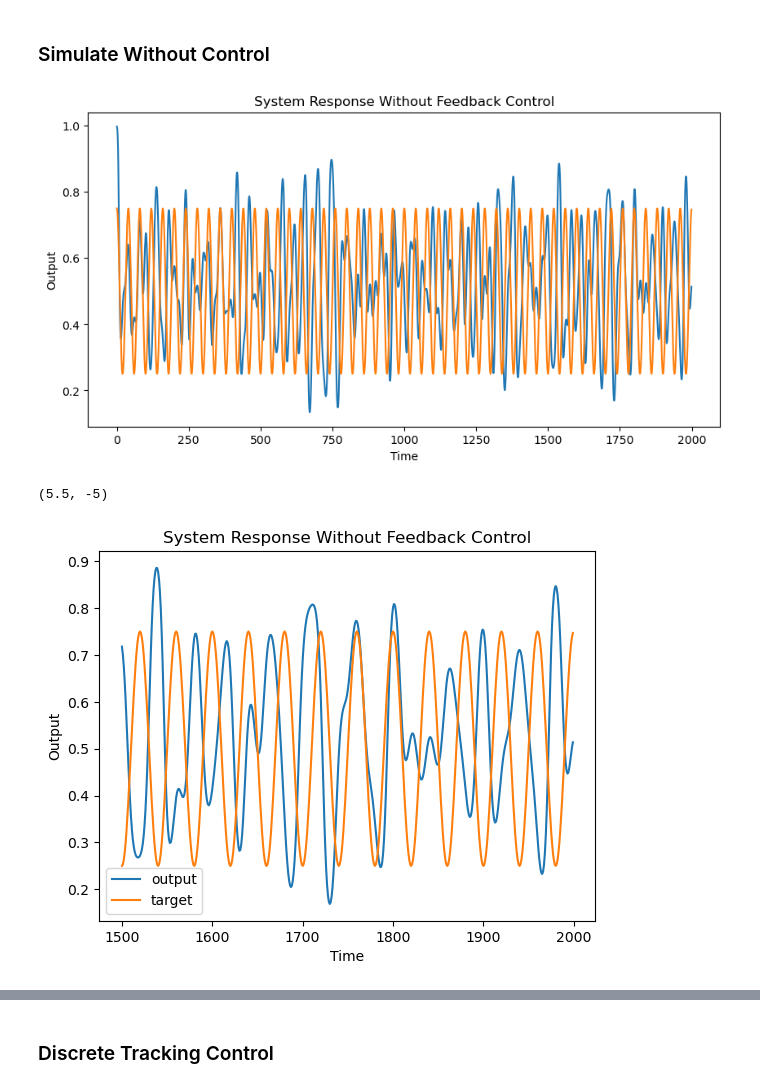
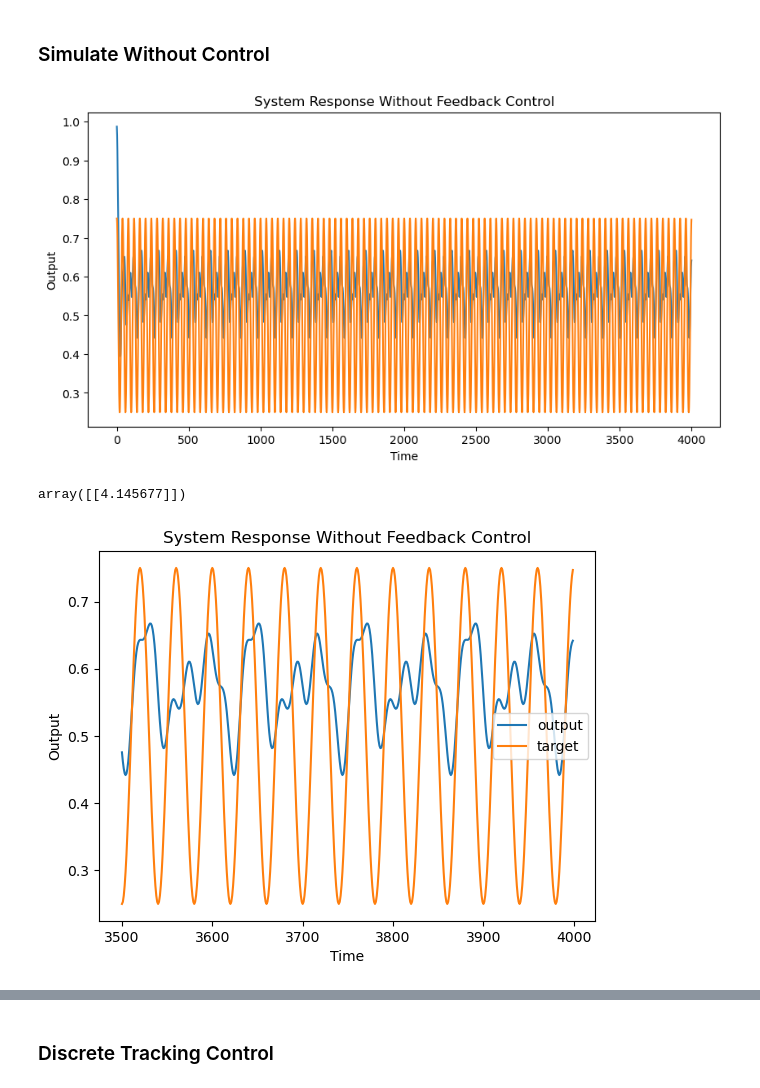
Before and after one commit to BeiGeJin/FBRNN, a Jupyter notebook: RNN/FORCE/FORCE_tracking_full_p20_basis.ipynb, the cells around one changed output, grey strips where cells are left out. Saved outputs shown, nothing was run; the diff lists cells and outputs as text; code cells hidden in the pictures.

```diff
--- a/RNN/FORCE/FORCE_tracking_full_p20_basis.ipynb
+++ b/RNN/FORCE/FORCE_tracking_full_p20_basis.ipynb
@@ -38,7 +39,7 @@ output_weight_matrix = np.abs(output_weight_matrix) * node_type
 
 # normalize
 ext_weight_sum = num_nodes/4
-inh_weight_sum = num_nodes/4
+inh_weight_sum = num_nodes/5
 tmp_output_weight_matrix = output_weight_matrix.copy()
 tmp_ext = tmp_output_weight_matrix[:,node_type == 1]
 tmp_inh = tmp_output_weight_matrix[:,node_type == -1]
@@ -50,7 +51,7 @@ output_weight_matrix = tmp_output_weight_matrix.copy()
 init_output_weight_matrix = output_weight_matrix.copy()
 # %%
 # define targets
-time_points = np.arange(2000)
+time_points = np.arange(4000)
 half_period = 20
 # targets = (np.sin((time_points+1)/60*np.pi))/4 + 0.5
 targets = ((np.sin((time_points + 10)/half_period*np.pi))/4 + 0.5)
@@ -59,7 +60,8 @@ targets = ((np.sin((time_points + 10)/half_period*np.pi))/4 + 0.5)
 np.random.seed(3)
 inputs = []
 for i in range(num_nodes):
-    this_half_period = np.random.randint(10, 30)
+    # this_half_period = np.random.randint(10, 30)
+    this_half_period = np.random.choice([10, 20, 30])
     this_input = (np.sin((time_points + np.random.randint(0, half_period*2))/this_half_period*np.pi))/4 + 0.5
     inputs.append(this_input)
 inputs = np.array(inputs)
@@ -132,11 +134,11 @@ jnn = mysys(weight_matrix, connectivity_matrix, init_gain, init_shift)
 ### Simulate Without Control
 # %%
 # Simulation Without Control
-x = sigmoid_np(init_gain * init_state.copy() - init_shift)
+x = sigmoid_np(init_gain * (init_state.copy() - init_shift))
 u = init_state.copy() * 0
 xs_ff_init, outputs_ff_init = [x], []
-gainout= 5.5 # 1.15
-shiftout= -5 # -2.5
+gainout = 4 # 1.15
+shiftout = 4 # -2.5
 out_lr = 0.002
 
 for i in time_points[:-1]:
@@ -145,7 +147,7 @@ for i in time_points[:-1]:
 
     # output
     output_beforesig = output_weight_matrix @ x
-    output = sigmoid_np(gainout * output_beforesig - shiftout)
+    output = sigmoid_np(gainout * (output_beforesig - shiftout))
 
     # # adjust the gainout and shiftout
     # period = 2 * half_period
@@ -155,39 +157,39 @@ for i in time_points[:-1]:
     #     if np.abs(mean_output - 0.5) > 0.01:
     #         shiftout += out_lr * np.sign(mean_output - 0.5)
     #     if np.abs(amplitude - 0.5) > 0.01:
     #         gainout -= out_lr * np.sign(amplitude - 0.5)
 
     # input
     this_input = inputs[:,i]
     r = feedback_weight_matrix * this_input.reshape(-1,1)
 
     # update x
     x1 = jnn_ff.f(x, u, r)
     x = x1.copy()
 
     # save
     xs_ff_init.append(x)
     outputs_ff_init.append(output.item())
 
 # final readout for x_T
 output_beforesig = output_weight_matrix @ x
-output = sigmoid_np(gainout * output_beforesig - shiftout)
+output = sigmoid_np(gainout * (output_beforesig - shiftout))
 outputs_ff_init.append(output.item())
 
 # Plot the output
 fig, ax = plt.subplots(figsize=(10, 5))
 plt.plot(time_points, outputs_ff_init)
 plt.plot(time_points, targets)
 plt.xlabel('Time')
 plt.ylabel('Output')
 plt.title('System Response Without Feedback Control')
 plt.show()
 # %% [output]
-[figure, old version]
+[figure, new version]
-# %%
-gainout, shiftout
-# %% [output]
-(5.5, -5)
+# %%
+output_beforesig
+# %% [output]
+array([[4.145677]])
 # %%
 # Plot the output
 plt.plot(time_points[-500:], outputs_ff_init[-500:], label='output')
@@ -197,8 +199,8 @@ plt.ylabel('Output')
 plt.title('System Response Without Feedback Control')
 plt.legend()
 if SAVEFIG:
-    plt.savefig("fig/FORCE_basis_ff_outputs_0510.png")
+    plt.savefig("fig/FORCE_basis_ff_outputs_0529.png")
 # %% [output]
-[figure, old version]
+[figure, new version]
 # %%
 all_xs_ff_init = np.concatenate(xs_ff_init, axis=1)
```
Also changed, not shown: parts of 33 cells of this notebook, 11 other files.
